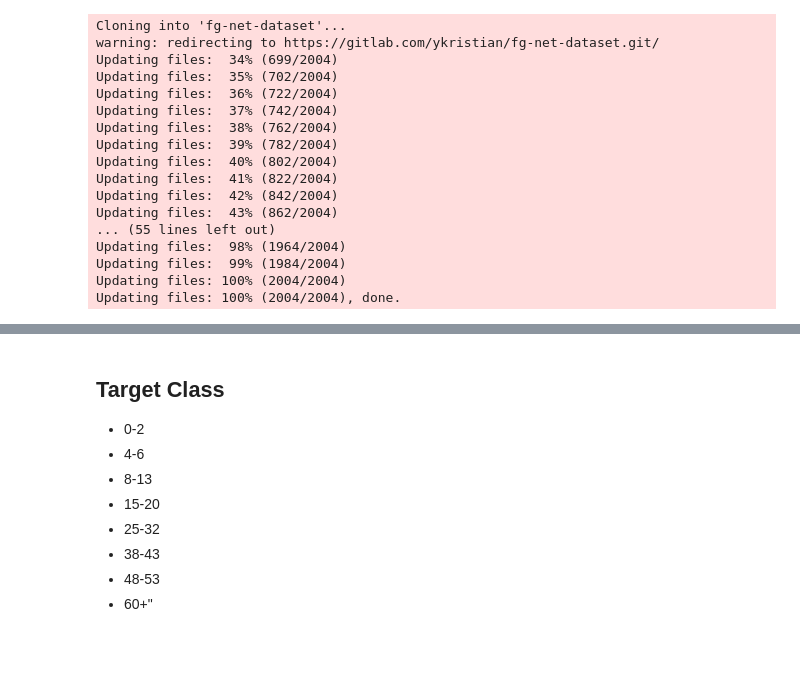
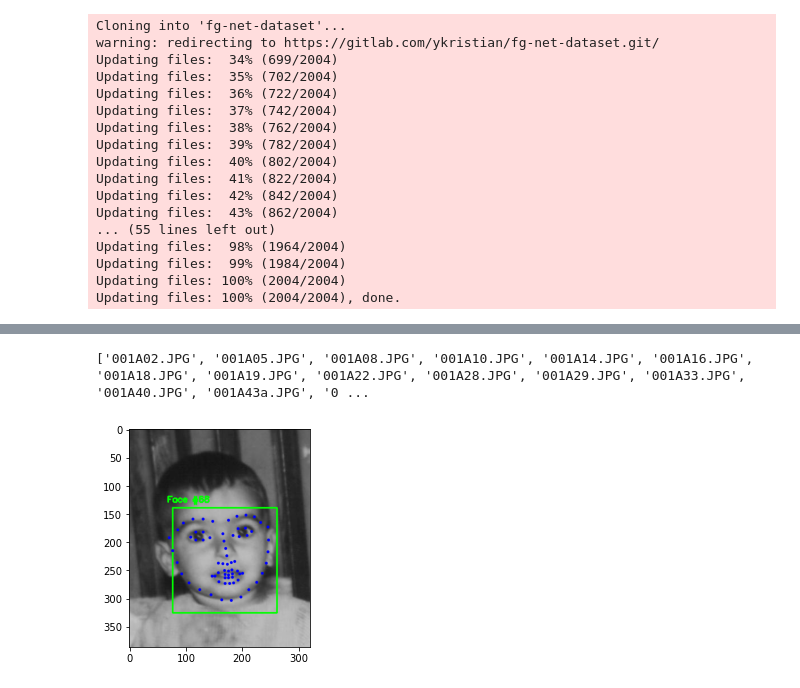
Before and after one commit to jamesjf7/age-estimation, a Jupyter notebook: app.ipynb, the cells around one changed output, grey strips where cells are left out. Drawn from its saved outputs; the diff is of its cells as text; code cells hidden in the pictures; blank space fills up the shorter version.

Commit message:
dlib , shape predictor, augmentation

```diff
--- a/app.ipynb
+++ b/app.ipynb
@@ -139,6 +128,0 @@ c:\Users\james\Desktop\J\Kuliah\Semester 6\CV\Latihan UAS\fg-net-dataset
-# %%
-img = cv2.imread('images/001A02.JPG')
-points = read_pts('points/001a02.pts')
-for x, y in points:
-    cv2.circle(img, (int(x),int(y)), 1, (255,0,0), 2)
-plt.imshow(img, cmap='gray')
@@ -148,13 +129,58 @@ plt.imshow(img, cmap='gray')
-# %% [markdown]
-## Target Class
-* 0-2
-* 4-6
-* 8-13
-* 15-20
-* 25-32
-* 38-43
-* 48-53
-* 60+"
+# %%
+os.chdir('C:\\Users\\james\\Desktop\\J\\Kuliah\\Semester 6\\CV\\Latihan UAS\\age-estimation')
+detector = dlib.get_frontal_face_detector()
+predictor = dlib.shape_predictor('shape_predictor_68_face_landmarks_GTX.dat')
+# %%
+os.chdir('C:\\Users\\james\\Desktop\\J\\Kuliah\\Semester 6\\CV\\Latihan UAS\\age-estimation\\fg-net-dataset')
+
+imgs_bgr = []
+imgs_rgb = []
+imgs_gray = []
+for file in os.listdir():
+    imgs_bgr .append(cv2.imread('images/001A02.JPG'))
+    imgs_rgb .append(cv2.cvtColor(img_bgr, cv2.COLOR_BGR2RGB))
+    imgs_gray.append( cv2.cvtColor(img_rgb, cv2.COLOR_RGB2GRAY))
+# %% [output]
+['001A02.JPG', '001A05.JPG', '001A08.JPG', '001A10.JPG', '001A14.JPG', '001A16.JPG', '001A18.JPG', '001A19.JPG', '001A22.JPG', '001A28.JPG', '001A29.JPG', '001A33.JPG', '001A40.JPG', '001A43a.JPG', '0 ...
+# %%
+
+
+for img in imgs:
+    rects = detector(img_gray, 1)
+    for (i, rect) in enumerate(rects):
+        # determine the facial landmarks for the face region, then
+        # convert the facial landmark (x, y)-coordinates to a NumPy
+        # array
+        shape = predictor(img_gray, rect)
+
+        coords = np.zeros((68,2), dtype="int")
+        for i in range(0,68):
+            coords[i] = (shape.part(i).x, shape.part(i).y)
+
+        shape = coords
+        # convert dlib's rectangle to a OpenCV-style bounding box
+        # # [i.e., (x, y, w, h)], then draw the face bounding box
+        x = rect.left()
+        y = rect.top()
+        w = rect.right() - x
+        h = rect.bottom() - y
+
+        cv2.rectangle(img_rgb, (x, y), (x + w, y + h), (0, 255, 0), 2)
+        # show the face number
+        cv2.putText(img_rgb, "Face #{}".format(i + 1), (x - 10, y - 10), cv2.FONT_HERSHEY_SIMPLEX, 0.5, (0, 255, 0), 2)
+        # loop over the (x, y)-coordinates for the facial landmarks
+        # and draw them on the image
+        for (x, y) in shape:
+            cv2.circle(img_rgb, (x, y), 1, (0, 0, 255), 2)
+# show the output image with the face detections + facial landmarks
+plt.imshow(img_rgb, cmap='gray')
+
+points = read_pts('points/001a02.pts')
+# for x, y in points:
+#     cv2.circle(img, (int(x),int(y)), 1, (255,0,0), 2)
+# plt.imshow(img, cmap='gray')
+# %% [output]
+[figure, added]
 # %%
 imageFileNames = os.listdir('images')
 ages = [int(imageFileName.split('.')[0][4:6]) for imageFileName in imageFileNames]
```
Also changed, not shown: parts of 15 cells of this notebook, 3 other files.
